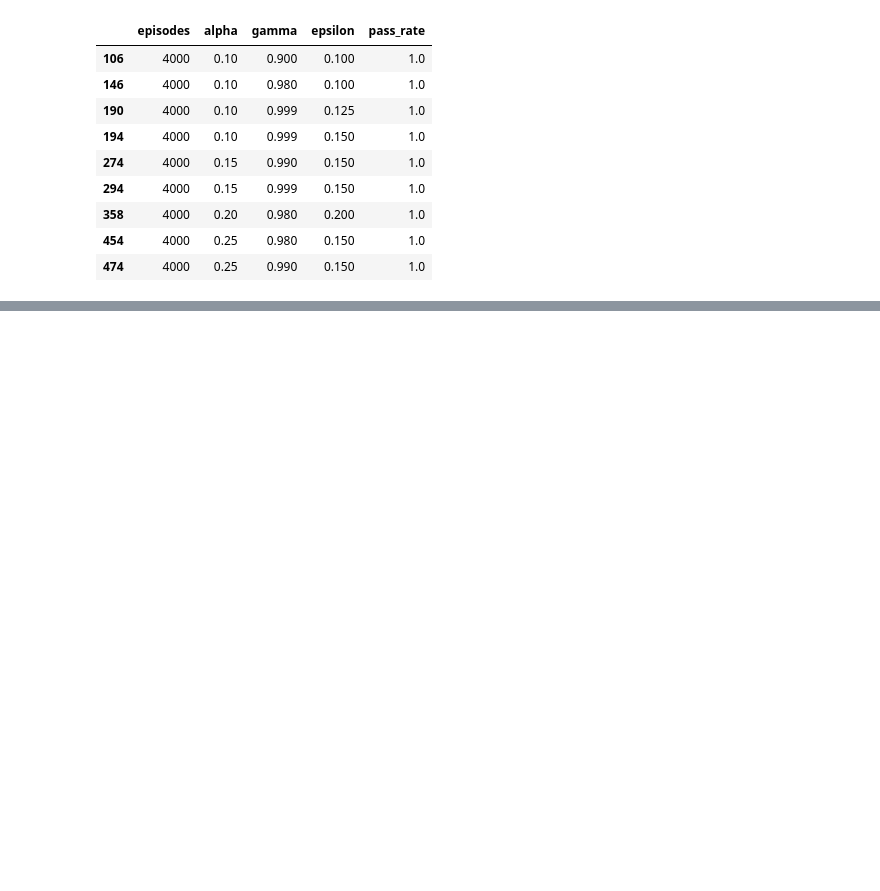
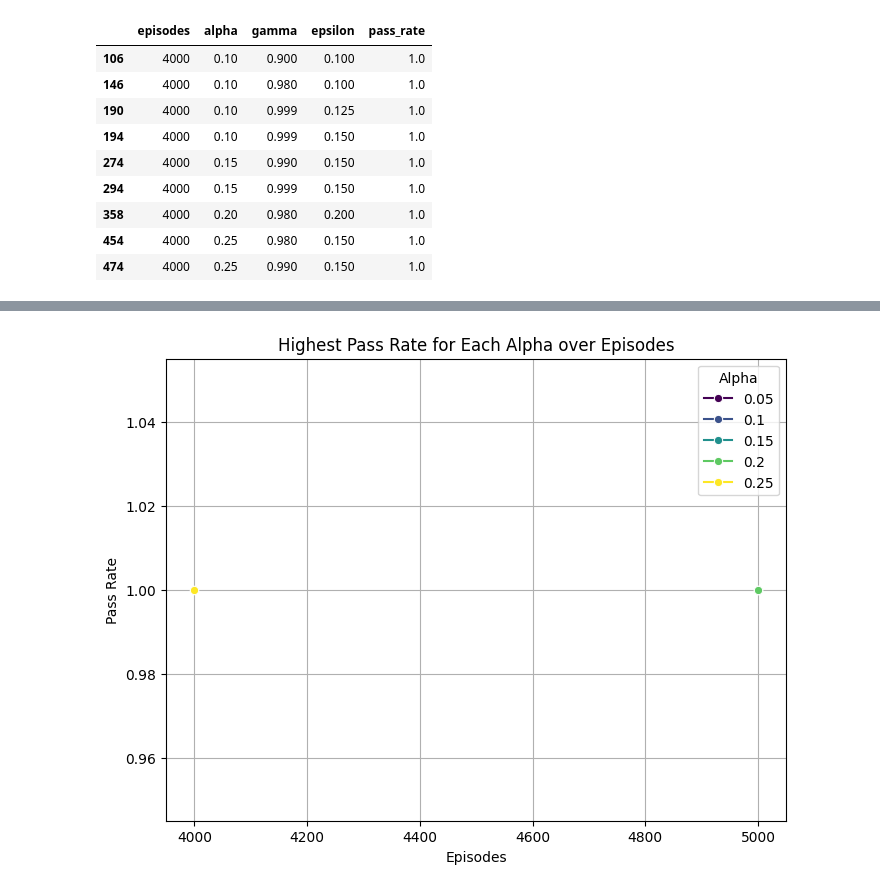
Before and after one commit to maltewtf/rl_project, a Jupyter notebook: notbook.ipynb, the cells around one changed output, grey strips where cells are left out. Cells and saved outputs as stored; diff of their text form; code cells hidden in the pictures; blank space fills up the shorter version.

```diff
--- a/notbook.ipynb
+++ b/notbook.ipynb
@@ -66,0 +67,15 @@ The `ci` parameter is deprecated. Use `errorbar=None` for the same effect.
+# %%
+df_max_passrate = df.loc[df.groupby('alpha')['pass_rate'].idxmax()]
+
+# Plotting the highest pass_rate for each alpha
+plt.figure(figsize=(8, 6))
+sns.lineplot(data=df_max_passrate, x='episodes', y='pass_rate', hue='alpha', marker='o', palette='viridis')
+
+plt.xlabel('Episodes')
+plt.ylabel('Pass Rate')
+plt.title('Highest Pass Rate for Each Alpha over Episodes')
+plt.legend(title='Alpha')
+plt.grid(True)
+plt.show()
+# %% [output]
+[figure, added]
```
Also changed, not shown: parts of 1 cell of this notebook.
